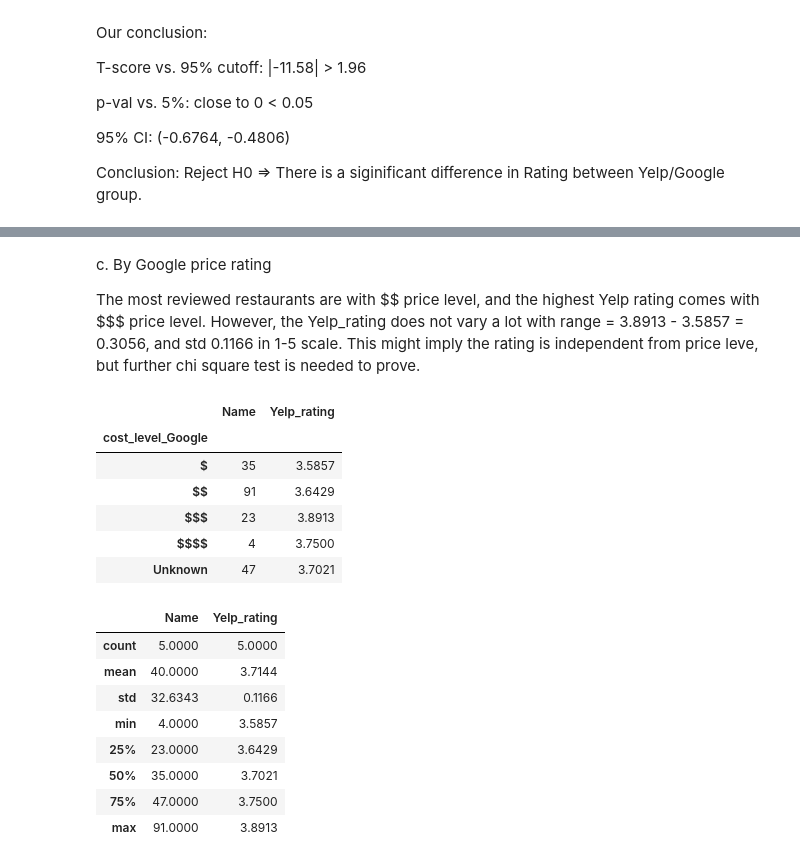
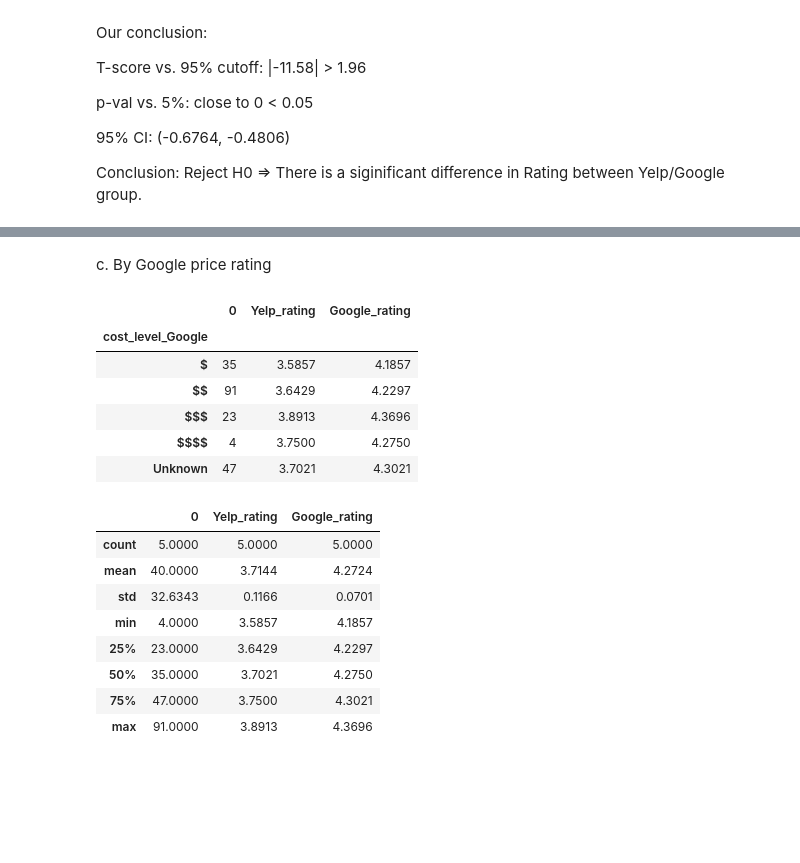
Before and after one commit to sunnyskydream/Self-Projects, a Jupyter notebook: [Project]_Yelp_case.ipynb, the cells around one changed output, grey strips where cells are left out. Saved outputs shown, nothing was run; the diff lists cells and outputs as text; code cells hidden in the pictures; blank space fills up the shorter version.

```diff
--- a/[Project]_Yelp_case.ipynb
+++ b/[Project]_Yelp_case.ipynb
@@ -253,27 +242,25 @@ cuisine_weight_df.T
-# %% [markdown]
-c. By Google price rating<br/>
-
-The most reviewed restaurants are with \$\$ price level, and the highest Yelp rating comes with $$$ price level. However, the Yelp_rating does not vary a lot with range = 3.8913 - 3.5857 = 0.3056, and std 0.1166 in 1-5 scale. This might imply the rating is independent from price leve, but further chi square test is needed to prove.
+# %% [markdown]
+c. By Google price rating<br/>
 # %%
-cost_df = pd.concat([data_clean.groupby('cost_level_Google').Name.count(),data_clean.groupby('cost_level_Google').Yelp_rating.mean()], axis = 1)
+cost_df = pd.concat([data_clean.groupby('cost_level_Google').size(),data_clean.groupby('cost_level_Google').Yelp_rating.mean(), data_clean.groupby('cost_level_Google').Google_rating.mean()], axis = 1)
 cost_df
 # %% [output]
-|  | Name | Yelp_rating |
-| cost_level_Google |  |  |
-| $ | 35 | 3.5857 |
-| $$ | 91 | 3.6429 |
-| $$$ | 23 | 3.8913 |
-| $$$$ | 4 | 3.7500 |
-| Unknown | 47 | 3.7021 |
+|  | 0 | Yelp_rating | Google_rating |
+| cost_level_Google |  |  |  |
+| $ | 35 | 3.5857 | 4.1857 |
+| $$ | 91 | 3.6429 | 4.2297 |
+| $$$ | 23 | 3.8913 | 4.3696 |
+| $$$$ | 4 | 3.7500 | 4.2750 |
+| Unknown | 47 | 3.7021 | 4.3021 |
 # %%
 cost_df.describe()
 # %% [output]
-|  | Name | Yelp_rating |
-| count | 5.0000 | 5.0000 |
-| mean | 40.0000 | 3.7144 |
-| std | 32.6343 | 0.1166 |
-| min | 4.0000 | 3.5857 |
-| 25% | 23.0000 | 3.6429 |
-| 50% | 35.0000 | 3.7021 |
-| 75% | 47.0000 | 3.7500 |
-| max | 91.0000 | 3.8913 |
+|  | 0 | Yelp_rating | Google_rating |
+| count | 5.0000 | 5.0000 | 5.0000 |
+| mean | 40.0000 | 3.7144 | 4.2724 |
+| std | 32.6343 | 0.1166 | 0.0701 |
+| min | 4.0000 | 3.5857 | 4.1857 |
+| 25% | 23.0000 | 3.6429 | 4.2297 |
+| 50% | 35.0000 | 3.7021 | 4.2750 |
+| 75% | 47.0000 | 3.7500 | 4.3021 |
+| max | 91.0000 | 3.8913 | 4.3696 |
```
Also changed, not shown: parts of 11 cells of this notebook.
